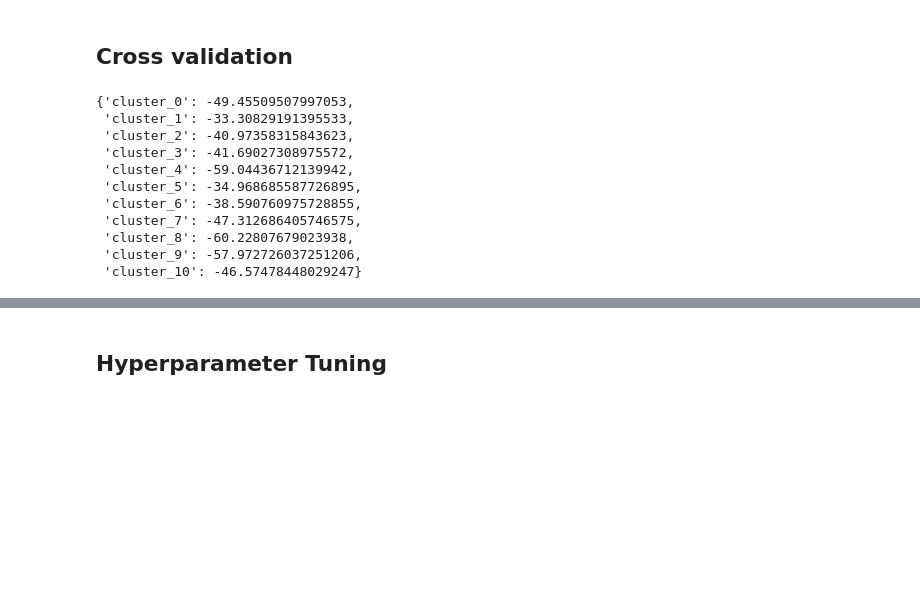
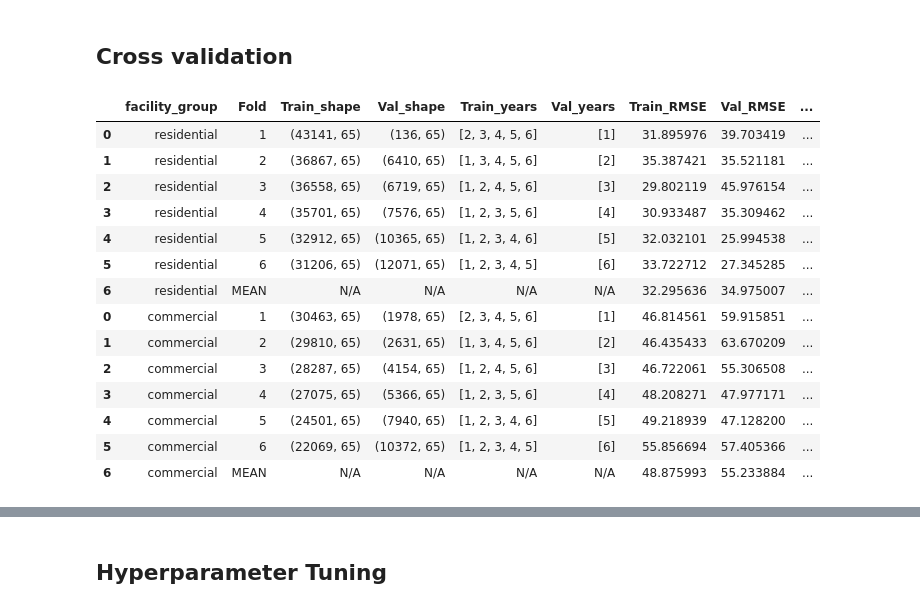
Before and after one commit to VenusianGirl/wids-datathon-2022, a Jupyter notebook: wids-datathon-2022.ipynb, the cells around one changed output, grey strips where cells are left out. Drawn from its saved outputs; the diff is of its cells as text; code cells hidden in the pictures; blank space fills up the shorter version.

```diff
--- a/wids-datathon-2022.ipynb
+++ b/wids-datathon-2022.ipynb
@@ -450,14 +471,0 @@ scores = cross_validate_all(regressor, X_trains, y_trains, ct, SCORE)
-# %%
-scores
-# %% [output]
-{'cluster_0': -49.45509507997053,
- 'cluster_1': -33.30829191395533,
- 'cluster_2': -40.97358315843623,
- 'cluster_3': -41.69027308975572,
- 'cluster_4': -59.04436712139942,
- 'cluster_5': -34.968685587726895,
- 'cluster_6': -38.590760975728855,
- 'cluster_7': -47.312686405746575,
- 'cluster_8': -60.22807679023938,
- 'cluster_9': -57.972726037251206,
- 'cluster_10': -46.57478448029247}
@@ -463,0 +571,10 @@ scores
+# %%
+def process_cv_results(results):
+    """Process cv results for multiple datasets"""
+    results_df = pd.DataFrame()
+
+    for name, result in results.items():
+        result.insert(0, "facility_group", name)
+        results_df = pd.concat([results_df, result])
+
+    return results_df
@@ -463,0 +584,18 @@ scores
+# %%
+process_cv_results(results)
+# %% [output]
+|  | facility_group | Fold | Train_shape | Val_shape | Train_years | Val_years | Train_RMSE | Val_RMSE | ... |
+| 0 | residential | 1 | (43141, 65) | (136, 65) | [2, 3, 4, 5, 6] | [1] | 31.895976 | 39.703419 | ... |
+| 1 | residential | 2 | (36867, 65) | (6410, 65) | [1, 3, 4, 5, 6] | [2] | 35.387421 | 35.521181 | ... |
+| 2 | residential | 3 | (36558, 65) | (6719, 65) | [1, 2, 4, 5, 6] | [3] | 29.802119 | 45.976154 | ... |
+| 3 | residential | 4 | (35701, 65) | (7576, 65) | [1, 2, 3, 5, 6] | [4] | 30.933487 | 35.309462 | ... |
+| 4 | residential | 5 | (32912, 65) | (10365, 65) | [1, 2, 3, 4, 6] | [5] | 32.032101 | 25.994538 | ... |
+| 5 | residential | 6 | (31206, 65) | (12071, 65) | [1, 2, 3, 4, 5] | [6] | 33.722712 | 27.345285 | ... |
+| 6 | residential | MEAN | N/A | N/A | N/A | N/A | 32.295636 | 34.975007 | ... |
+| 0 | commercial | 1 | (30463, 65) | (1978, 65) | [2, 3, 4, 5, 6] | [1] | 46.814561 | 59.915851 | ... |
+| 1 | commercial | 2 | (29810, 65) | (2631, 65) | [1, 3, 4, 5, 6] | [2] | 46.435433 | 63.670209 | ... |
+| 2 | commercial | 3 | (28287, 65) | (4154, 65) | [1, 2, 4, 5, 6] | [3] | 46.722061 | 55.306508 | ... |
+| 3 | commercial | 4 | (27075, 65) | (5366, 65) | [1, 2, 3, 5, 6] | [4] | 48.208271 | 47.977171 | ... |
+| 4 | commercial | 5 | (24501, 65) | (7940, 65) | [1, 2, 3, 4, 6] | [5] | 49.218939 | 47.128200 | ... |
+| 5 | commercial | 6 | (22069, 65) | (10372, 65) | [1, 2, 3, 4, 5] | [6] | 55.856694 | 57.405366 | ... |
+| 6 | commercial | MEAN | N/A | N/A | N/A | N/A | 48.875993 | 55.233884 | ... |
```
Also changed, not shown: parts of 56 cells of this notebook.
